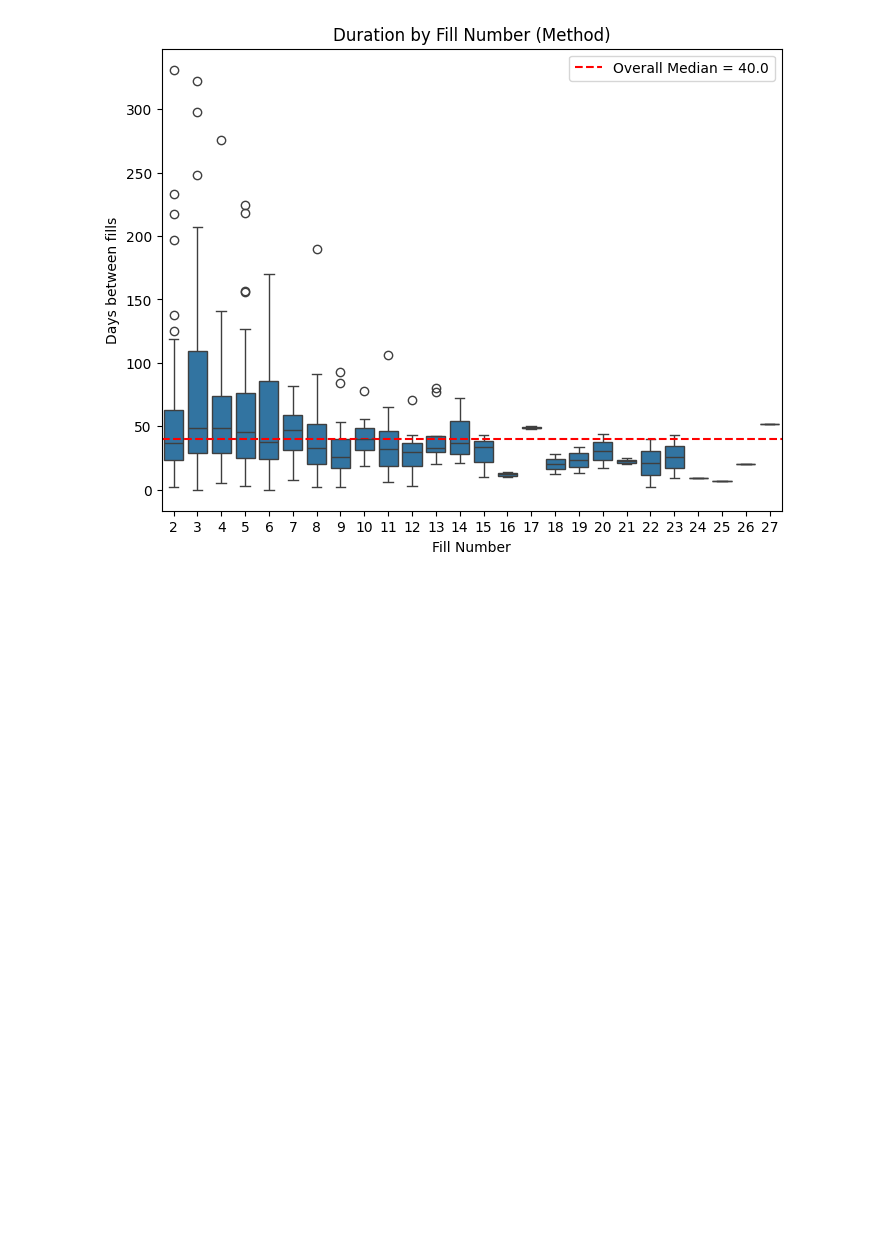
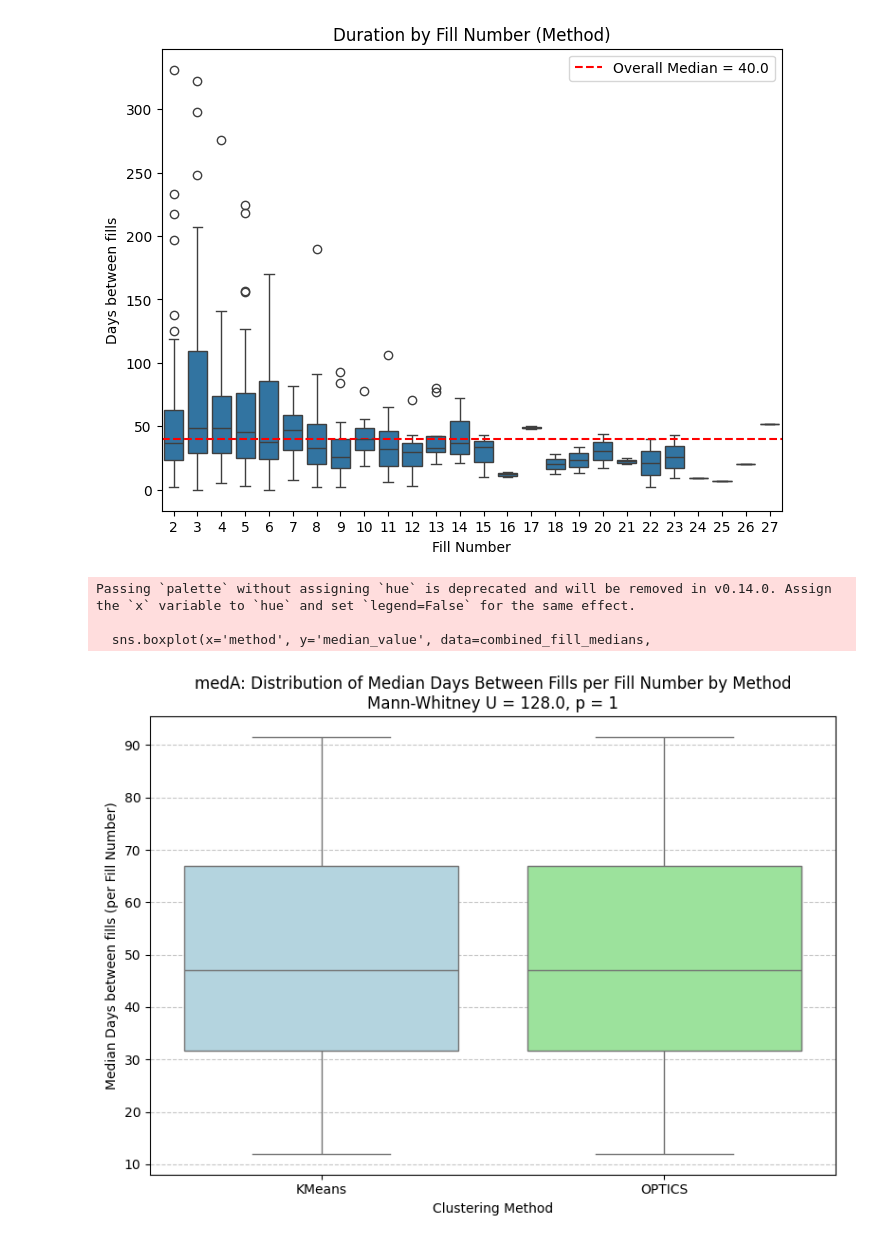
Before and after one commit to ReapingHunter/thesis-see, a Jupyter notebook: OPTICS/SEE-OPTICS-Davies.ipynb, the cells around one changed output. Saved outputs shown, nothing was run; the diff lists cells and outputs as text; code cells hidden in the pictures; blank space fills up the shorter version.

Commit message:
add new functions to all methods

```diff
--- a/OPTICS/SEE-OPTICS-Davies.ipynb
+++ b/OPTICS/SEE-OPTICS-Davies.ipynb
@@ -376,3 +371,81 @@ Passing `palette` without assigning `hue` is deprecated and will be removed in v
 [figure]
 [figure]
 [figure]
+# %%
+def get_fill_number_medians(df, method_type="KMeans"):
+    """
+    Calculates the median 'Days between fills' for each fill number.
+
+    Args:
+        df (pd.DataFrame): The final merged DataFrame from See_kmeans or See_dbscan.
+        method_type (str): 'KMeans' or 'DBSCAN' to label the method in the output.
+
+    Returns:
+        pd.DataFrame: A DataFrame with 'p_number', 'median_value', and 'method'.
+    """
+    df_sorted = df.sort_values(['pnr', 'eksd']).copy()
+    df_sorted['prev_eksd'] = df_sorted.groupby('pnr')['eksd'].shift(1)
+    df_sorted['p_number'] = df_sorted.groupby('pnr').cumcount() + 1 # Fill number
+
+    # Filter for fill numbers >= 2 as 'Duration' requires a 'prev_eksd'
+    df_with_duration = df_sorted[df_sorted['p_number'] >= 2].copy()
+    df_with_duration['Duration'] = (df_with_duration['eksd'] - df_with_duration['prev_eksd']).dt.days
+
+    # Group by fill number and get the median duration for that fill number
+    medians_by_fill = df_with_duration.groupby('p_number')['Duration'].median().reset_index()
+    medians_by_fill.rename(columns={'Duration': 'median_value'}, inplace=True)
+
+    medians_by_fill['method'] = method_type
+    return medians_by_fill
+
+def compare_fill_number_medians_distributions(df_km_final, df_op_final, med_name="Medication"):
+    """
+    Compares the distributions of *medians per fill number* between KMeans and DBSCAN
+    clustering results using a single box plot and Mann-Whitney U test.
+
+    Args:
+        df_km_final (pd.DataFrame): The final merged DataFrame from See_kmeans.
+        df_db_final (pd.DataFrame): The final merged DataFrame from See_dbscan.
+        med_name (str): The name of the medication for plot titles.
+    """
+    # Get medians for each fill number for KMeans
+    km_fill_medians = get_fill_number_medians(df_km_final, method_type="KMeans")
+
+    # Get medians for each fill number for DBSCAN
+    op_fill_medians = get_fill_number_medians(df_op_final, method_type="OPTICS")
+
+    # Concatenate the results
+    combined_fill_medians = pd.concat([km_fill_medians, op_fill_medians], ignore_index=True)
+
+    # Prepare data for Mann-Whitney U test (comparing the collection of medians from each method)
+    km_data_for_test = combined_fill_medians[combined_fill_medians['method'] == 'KMeans']['median_value']
+    op_data_for_test = combined_fill_medians[combined_fill_medians['method'] == 'OPTICS']['median_value']
+
+    # Perform Mann-Whitney U test
+    if len(km_data_for_test) > 1 and len(op_data_for_test) > 1:
+        stat, p = mannwhitneyu(km_data_for_test, op_data_for_test, alternative='two-sided')
+        annotation = f"Mann-Whitney U = {stat:.1f}, p = {p:.3g}"
+    else:
+        annotation = "Mann-Whitney U Test not applicable (insufficient data points for comparison)."
+
+    plt.figure(figsize=(8, 6)) # Adjusted figure size for a single plot
+
+    # Single Box plot comparing the distributions of medians per fill number
+    sns.boxplot(x='method', y='median_value', data=combined_fill_medians,
+                palette={"KMeans":"lightblue","OPTICS":"lightgreen"})
+
+    plt.title(f"{med_name}: Distribution of Median Days Between Fills per Fill Number by Method\n{annotation}")
+    plt.xlabel("Clustering Method")
+    plt.ylabel("Median Days between fills (per Fill Number)")
+    plt.grid(axis='y', linestyle='--', alpha=0.7)
+    plt.tight_layout()
+    plt.show()
+
+# Example usage with the generated dummy data
+compare_fill_number_medians_distributions(medA_final_km, medA_final_op, med_name="medA")
+compare_fill_number_medians_distributions(medB_final_km, medB_final_op, med_name="medB")
+# %% [output]
+Passing `palette` without assigning `hue` is deprecated and will be removed in v0.14.0. Assign the `x` variable to `hue` and set `legend=False` for the same effect.
+
+  sns.boxplot(x='method', y='median_value', data=combined_fill_medians,
+[figure, added]
```
Also changed, not shown: parts of 2 cells of this notebook, 25 other files.
